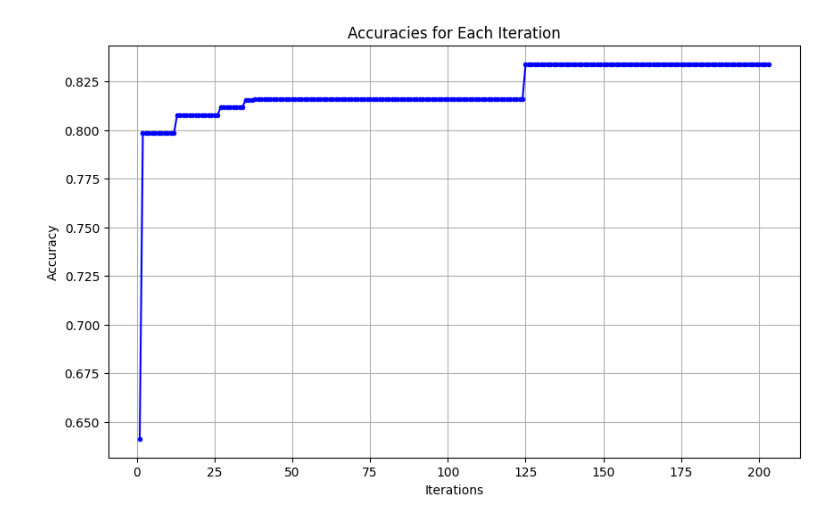
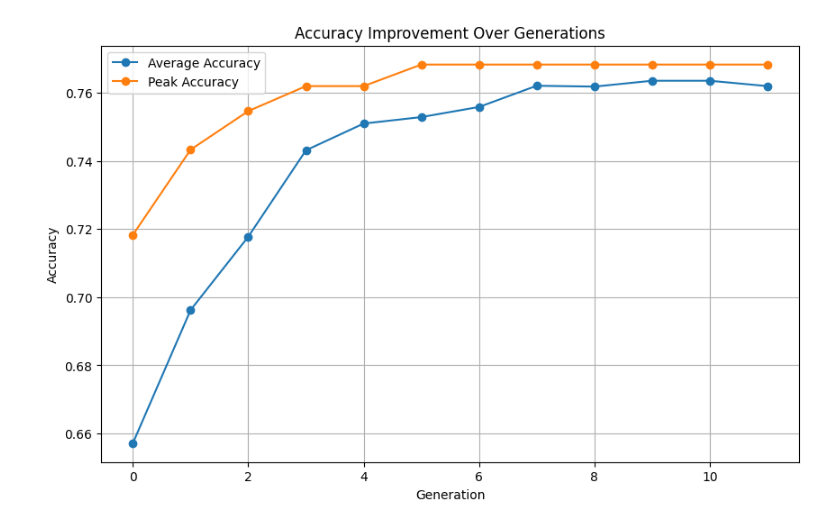
Before and after one commit to siddharthyayavaram/Metaheuristics-In-Healthcare, a Jupyter notebook: png_stuff/accuracy_graph.ipynb, the cells around one changed output. Saved outputs shown, nothing was run; the diff lists cells and outputs as text; code cells hidden in the pictures.

```diff
--- a/png_stuff/accuracy_graph.ipynb
+++ b/png_stuff/accuracy_graph.ipynb
@@ -58,13 +20,25 @@ accuracies = [
 ]
-# %%
-
-# Plotting the accuracies for each iteration
-plt.figure(figsize=(10, 6))
-plt.plot(np.arange(1, len(accuracies) + 1), accuracies, marker='.', linestyle='-', color='b')
-plt.xlabel('Iterations')
-plt.ylabel('Accuracy')
-plt.title('Accuracies for Each Iteration')
-plt.grid(True)
-plt.show()
-# %% [output]
-[figure, removed]
+# %%
+# Calculate average accuracy and peak accuracy for each generation
+avg_accuracies = [sum(gen) / len(gen) for gen in accuracy_data]
+peak_accuracies = [max(gen) for gen in accuracy_data]
+
+# Create x-axis values for generations
+generations = list(range(len(accuracy_data)))
+
+# Plotting the graph
+plt.figure(figsize=(10, 6))
+plt.plot(generations, avg_accuracies, label='Average Accuracy', marker='o')
+plt.plot(generations, peak_accuracies, label='Peak Accuracy', marker='o')
+
+# Adding labels and title
+plt.xlabel('Generation')
+plt.ylabel('Accuracy')
+plt.title('Accuracy Improvement Over Generations')
+plt.legend()
+plt.grid(True)
+
+# Show the plot
+plt.show()
+# %% [output]
+[figure, added]
```
Also changed, not shown: parts of 1 cell of this notebook, 18 other files.
